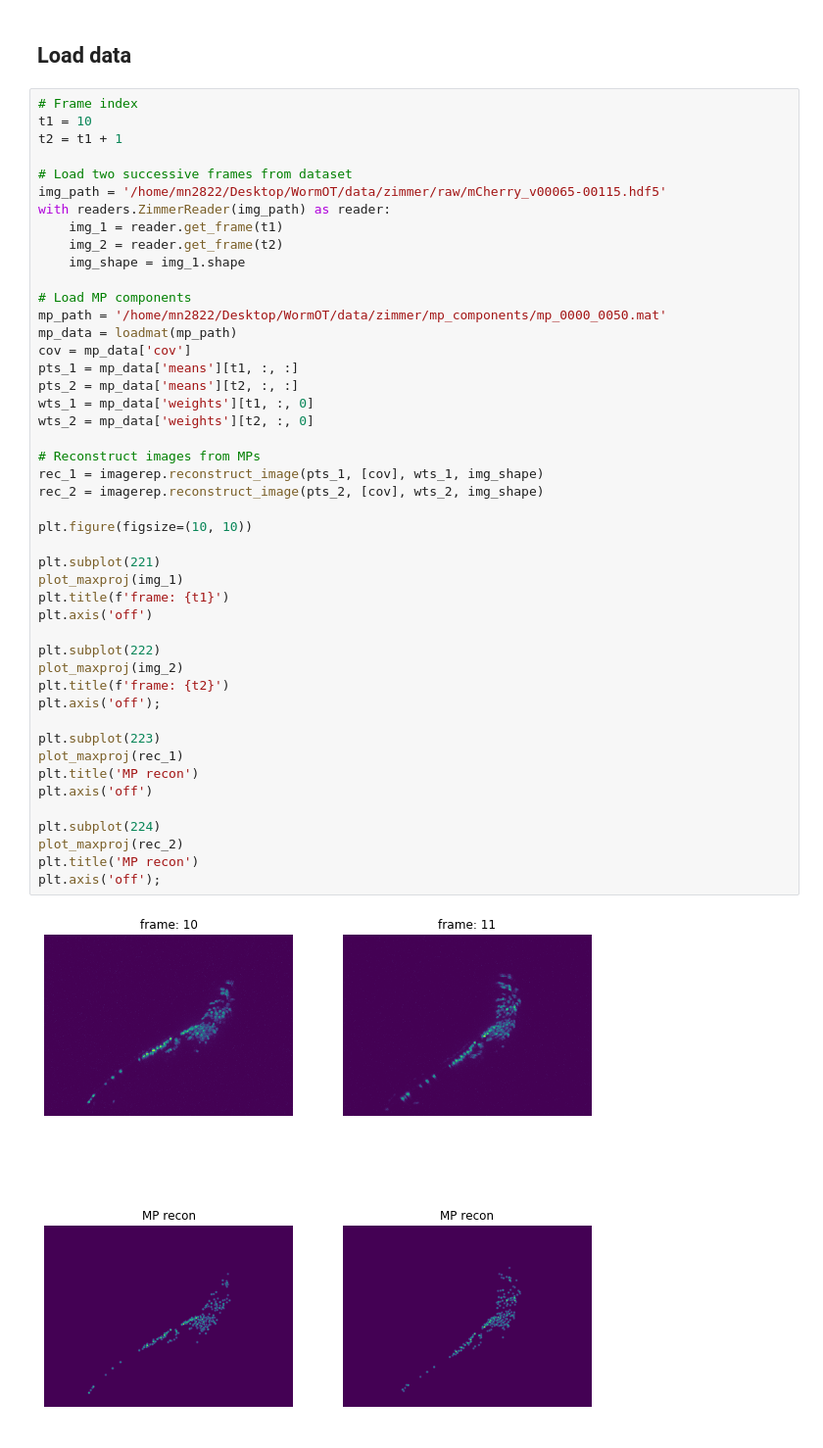
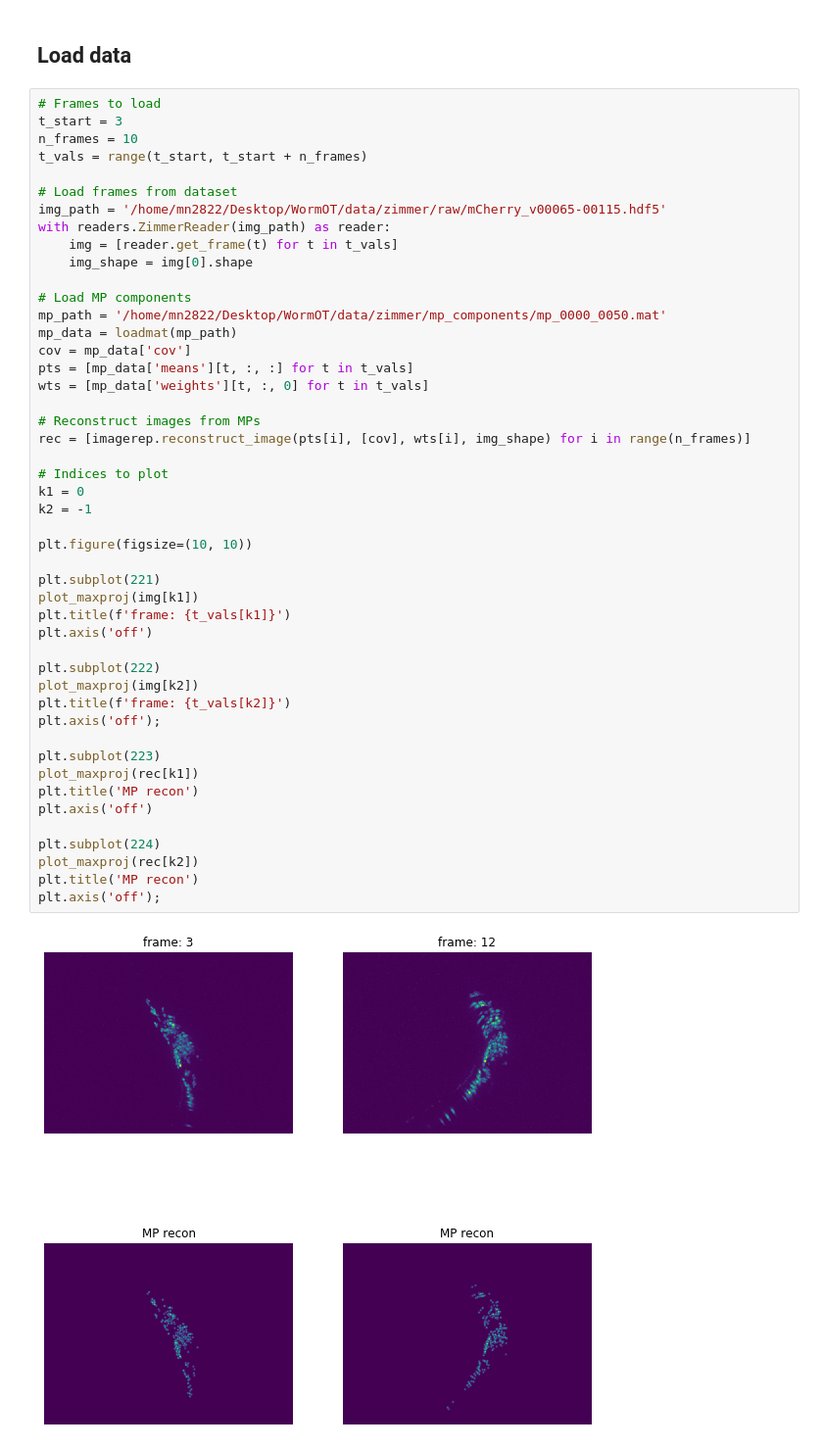
Before and after one commit to evarol/ot_tracking, a Jupyter notebook: python/notebooks/video_straightening/11_multi_frame_registration.ipynb, the cells around one changed output. Shown at 98% size. Cells and saved outputs as stored; diff of their text form.

Commit message:
Started multi-frame regression notebook

```diff
--- a/python/notebooks/video_straightening/11_multi_frame_registration.ipynb
+++ b/python/notebooks/video_straightening/11_multi_frame_registration.ipynb
@@ -165,51 +93,52 @@ def ot_reg_poly(pts_s, pts_t, wts_s, wts_t, n_iter):
 # %% [markdown]
 ## Load data
 # %%
-# Frame index
-t1 = 10
-t2 = t1 + 1
+# Frames to load
+t_start = 3
+n_frames = 10
+t_vals = range(t_start, t_start + n_frames)
 
-# Load two successive frames from dataset
+# Load frames from dataset
 img_path = '/home/mn2822/Desktop/WormOT/data/zimmer/raw/mCherry_v00065-00115.hdf5'
 with readers.ZimmerReader(img_path) as reader:
-    img_1 = reader.get_frame(t1)
-    img_2 = reader.get_frame(t2)
-    img_shape = img_1.shape
+    img = [reader.get_frame(t) for t in t_vals]
+    img_shape = img[0].shape
 
 # Load MP components
 mp_path = '/home/mn2822/Desktop/WormOT/data/zimmer/mp_components/mp_0000_0050.mat'
 mp_data = loadmat(mp_path)
 cov = mp_data['cov']
-pts_1 = mp_data['means'][t1, :, :]
-pts_2 = mp_data['means'][t2, :, :]
-wts_1 = mp_data['weights'][t1, :, 0]
-wts_2 = mp_data['weights'][t2, :, 0]
+pts = [mp_data['means'][t, :, :] for t in t_vals]
+wts = [mp_data['weights'][t, :, 0] for t in t_vals]
 
 # Reconstruct images from MPs
-rec_1 = imagerep.reconstruct_image(pts_1, [cov], wts_1, img_shape)
-rec_2 = imagerep.reconstruct_image(pts_2, [cov], wts_2, img_shape)
+rec = [imagerep.reconstruct_image(pts[i], [cov], wts[i], img_shape) for i in range(n_frames)]
+
+# Indices to plot
+k1 = 0
+k2 = -1
 
 plt.figure(figsize=(10, 10))
 
 plt.subplot(221)
-plot_maxproj(img_1)
-plt.title(f'frame: {t1}')
+plot_maxproj(img[k1])
+plt.title(f'frame: {t_vals[k1]}')
 plt.axis('off')
 
 plt.subplot(222)
-plot_maxproj(img_2)
-plt.title(f'frame: {t2}')
+plot_maxproj(img[k2])
+plt.title(f'frame: {t_vals[k2]}')
 plt.axis('off');
 
 plt.subplot(223)
-plot_maxproj(rec_1)
+plot_maxproj(rec[k1])
 plt.title('MP recon')
 plt.axis('off')
 
 plt.subplot(224)
-plot_maxproj(rec_2)
+plot_maxproj(rec[k2])
 plt.title('MP recon')
 plt.axis('off');
 # %% [output]
-[figure, old version]
+[figure, new version]
 # %% [markdown]
```
Also changed, not shown: parts of 16 cells of this notebook.
